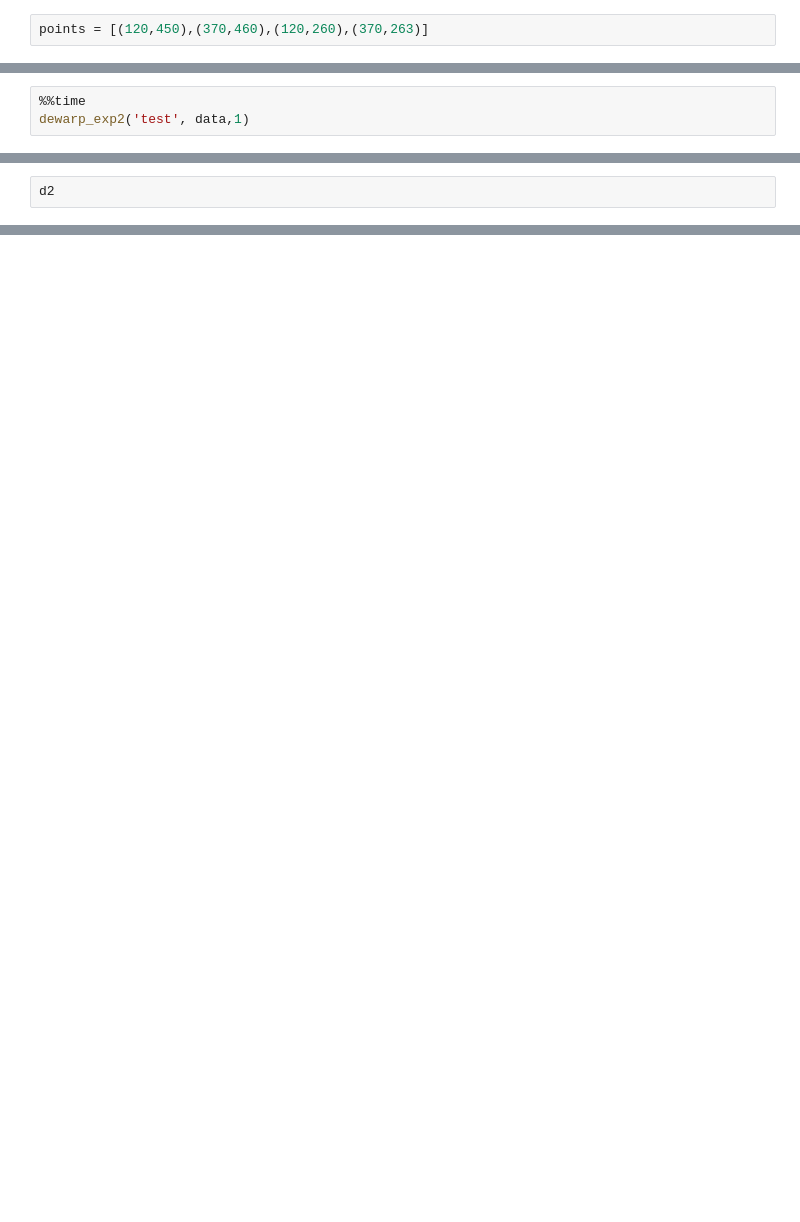
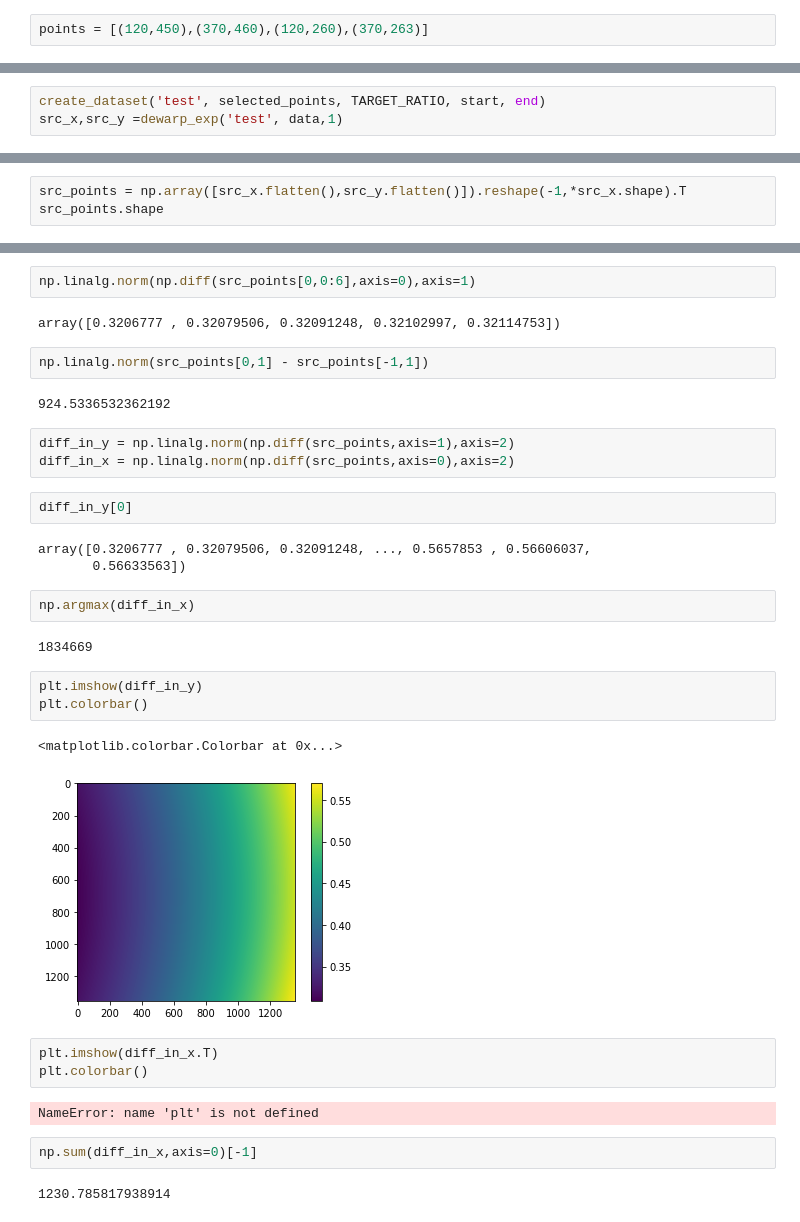
Before and after one commit to FireDynamics/FlameTrack, a Jupyter notebook: quick_visual.ipynb, the cells around one changed output, grey strips where cells are left out. Saved outputs shown, nothing was run; the diff lists cells and outputs as text; blank space fills up the shorter version.

```diff
--- a/quick_visual.ipynb
+++ b/quick_visual.ipynb
@@ -128,4 +60,4 @@ Wall time: 12.3 s
 # %%
-%%time
-dewarp_exp2('test', data,1)
+create_dataset('test', selected_points, TARGET_RATIO, start, end)
+src_x,src_y =dewarp_exp('test', data,1)
 # %% [output]
@@ -148,3 +109,4 @@ NameError: name 'interp' is not defined
 # %%
-d2
+src_points = np.array([src_x.flatten(),src_y.flatten()]).reshape(-1,*src_x.shape).T
+src_points.shape
 # %% [output]
@@ -167,0 +131,35 @@ array([[[nan, nan, nan, ..., nan, nan, nan],
+# %%
+np.linalg.norm(np.diff(src_points[0,0:6],axis=0),axis=1)
+# %% [output]
+array([0.3206777 , 0.32079506, 0.32091248, 0.32102997, 0.32114753])
+# %%
+np.linalg.norm(src_points[0,1] - src_points[-1,1])
+# %% [output]
+924.5336532362192
+# %%
+diff_in_y = np.linalg.norm(np.diff(src_points,axis=1),axis=2)
+diff_in_x = np.linalg.norm(np.diff(src_points,axis=0),axis=2)
+# %%
+diff_in_y[0]
+# %% [output]
+array([0.3206777 , 0.32079506, 0.32091248, ..., 0.5657853 , 0.56606037,
+       0.56633563])
+# %%
+np.argmax(diff_in_x)
+# %% [output]
+1834669
+# %%
+plt.imshow(diff_in_y)
+plt.colorbar()
+# %% [output]
+<matplotlib.colorbar.Colorbar at 0x...>
+[figure, added]
+# %%
+plt.imshow(diff_in_x.T)
+plt.colorbar()
+# %% [output]
+NameError: name 'plt' is not defined
+# %%
+np.sum(diff_in_x,axis=0)[-1]
+# %% [output]
+1230.785817938914
```
Also changed, not shown: parts of 17 cells of this notebook, 11 other files.
